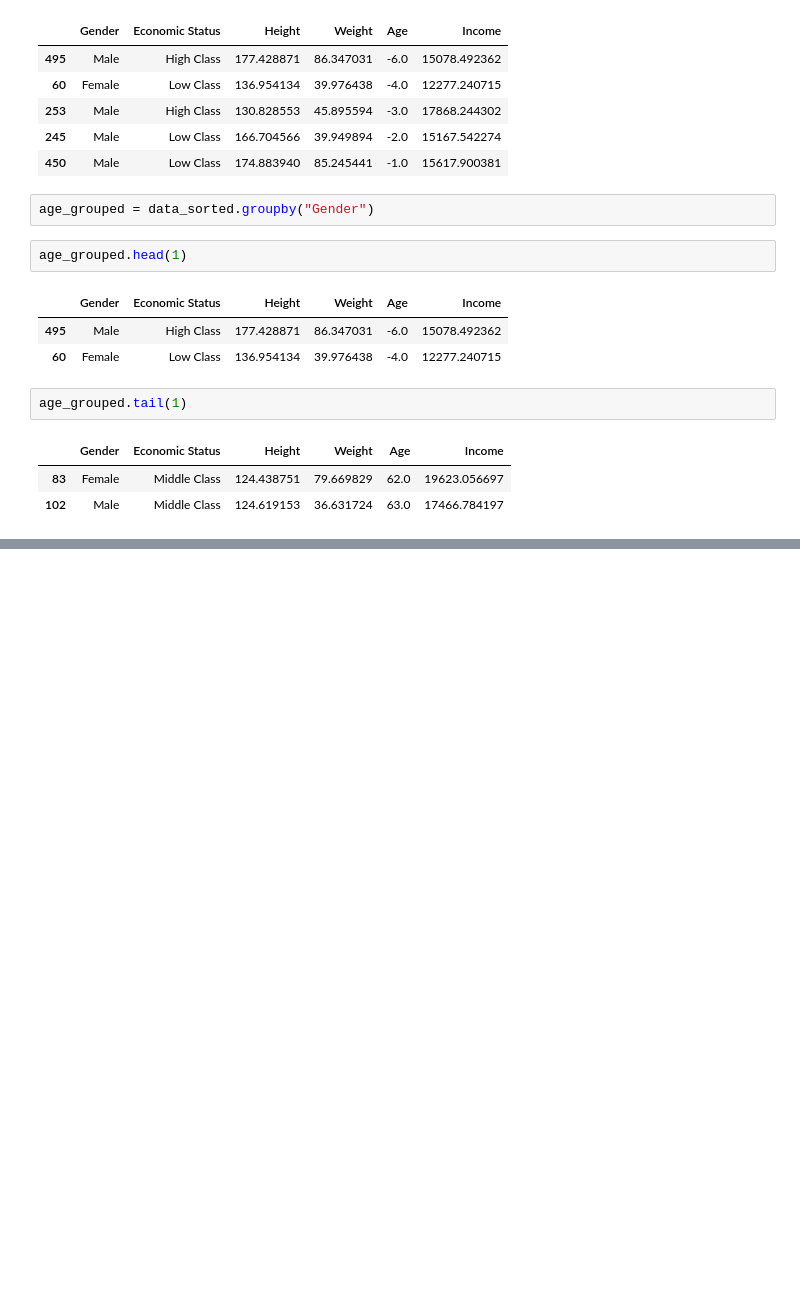
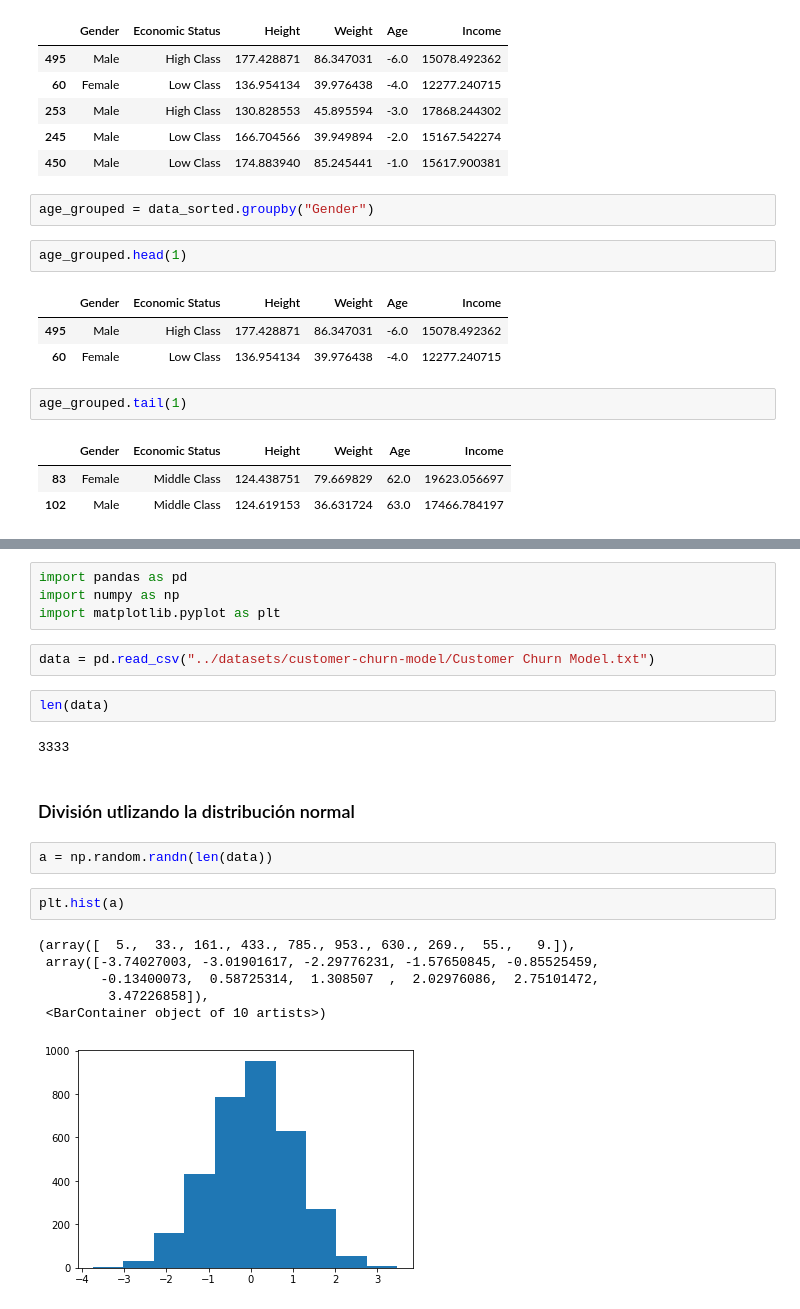
Before and after one commit to tomasvdh/python-ml-course, a Jupyter notebook: mynotebooks/T2 - 3 - Data Cleaning - Agrupación de datos.ipynb, the cells around one changed output, grey strips where cells are left out. Saved outputs shown, nothing was run; the diff lists cells and outputs as text; blank space fills up the shorter version.

```diff
--- a/mynotebooks/T2 - 3 - Data Cleaning - Agrupación de datos.ipynb
+++ b/mynotebooks/T2 - 3 - Data Cleaning - Agrupación de datos.ipynb
@@ -397,0 +400,23 @@ age_grouped.tail(1)
+# %%
+import pandas as pd
+import numpy as np
+import matplotlib.pyplot as plt
+# %%
+data = pd.read_csv("../datasets/customer-churn-model/Customer Churn Model.txt")
+# %%
+len(data)
+# %% [output]
+3333
+# %% [markdown]
+### División utlizando la distribución normal
+# %%
+a = np.random.randn(len(data))
+# %%
+plt.hist(a)
+# %% [output]
+(array([  5.,  33., 161., 433., 785., 953., 630., 269.,  55.,   9.]),
+ array([-3.74027003, -3.01901617, -2.29776231, -1.57650845, -0.85525459,
+        -0.13400073,  0.58725314,  1.308507  ,  2.02976086,  2.75101472,
+         3.47226858]),
+ <BarContainer object of 10 artists>)
+[figure, added]
```
Also changed, not shown: parts of 16 cells of this notebook.
